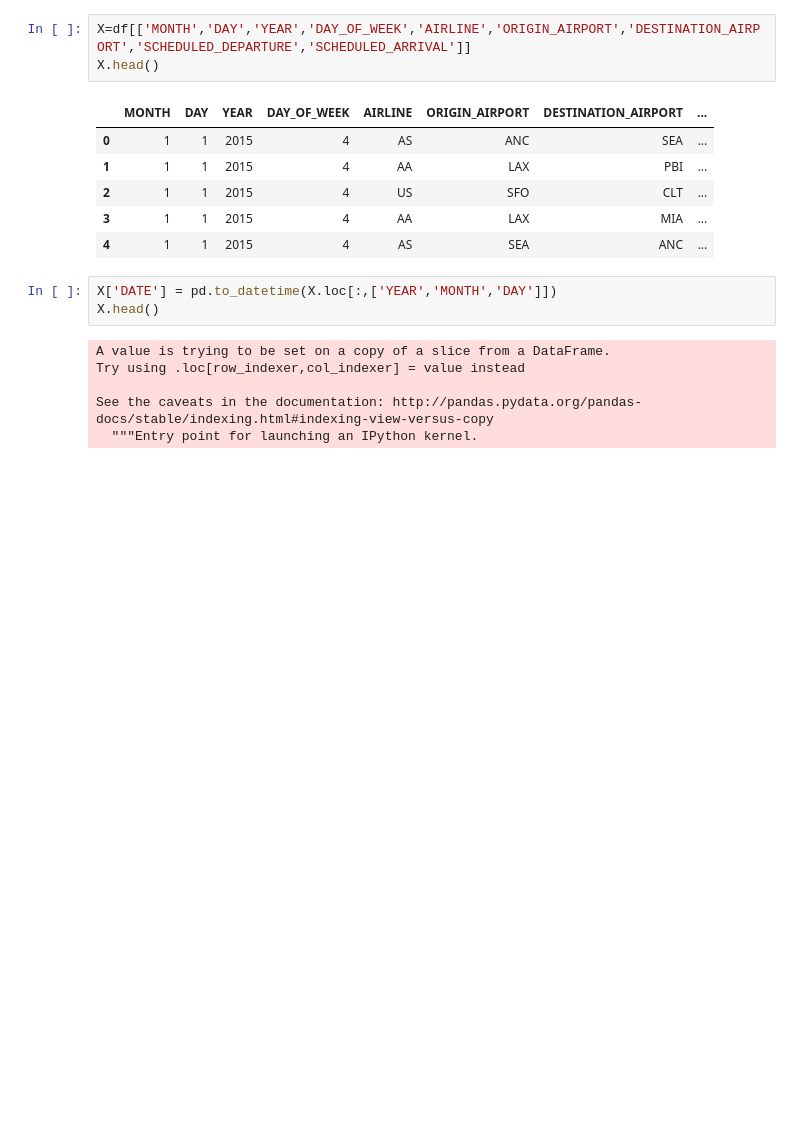
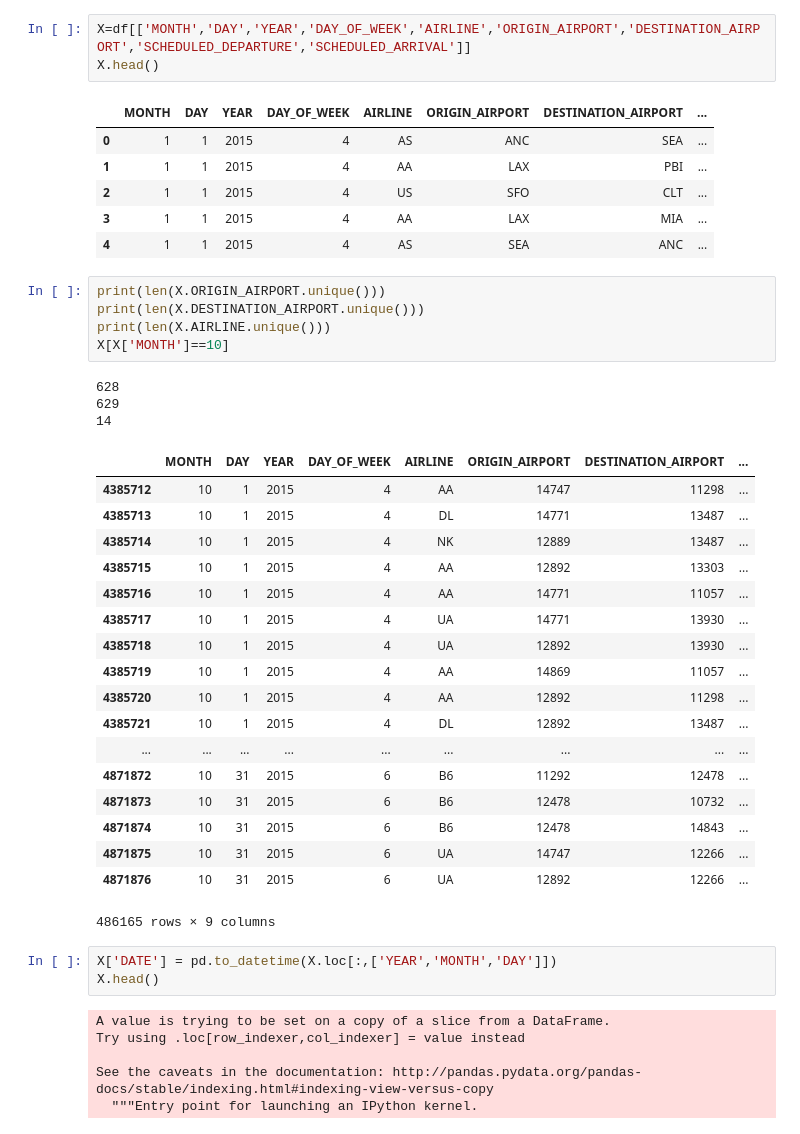
Before and after one commit to aniruddha96/Flight-delay-prediction, a Jupyter notebook: Preprocessing.ipynb, the cells around one changed output. Cells and saved outputs as stored; diff of their text form; blank space fills up the shorter version.

```diff
--- a/Preprocessing.ipynb
+++ b/Preprocessing.ipynb
@@ -19,6 +19,33 @@ X.head()
 | 2 | 1 | 1 | 2015 | 4 | US | SFO | CLT | ... |
 | 3 | 1 | 1 | 2015 | 4 | AA | LAX | MIA | ... |
 | 4 | 1 | 1 | 2015 | 4 | AS | SEA | ANC | ... |
+# %%
+print(len(X.ORIGIN_AIRPORT.unique()))
+print(len(X.DESTINATION_AIRPORT.unique()))
+print(len(X.AIRLINE.unique()))
+X[X['MONTH']==10]
+# %% [output]
+628
+629
+14
+|  | MONTH | DAY | YEAR | DAY_OF_WEEK | AIRLINE | ORIGIN_AIRPORT | DESTINATION_AIRPORT | ... |
+| 4385712 | 10 | 1 | 2015 | 4 | AA | 14747 | 11298 | ... |
+| 4385713 | 10 | 1 | 2015 | 4 | DL | 14771 | 13487 | ... |
+| 4385714 | 10 | 1 | 2015 | 4 | NK | 12889 | 13487 | ... |
+| 4385715 | 10 | 1 | 2015 | 4 | AA | 12892 | 13303 | ... |
+| 4385716 | 10 | 1 | 2015 | 4 | AA | 14771 | 11057 | ... |
+| 4385717 | 10 | 1 | 2015 | 4 | UA | 14771 | 13930 | ... |
+| 4385718 | 10 | 1 | 2015 | 4 | UA | 12892 | 13930 | ... |
+| 4385719 | 10 | 1 | 2015 | 4 | AA | 14869 | 11057 | ... |
+| 4385720 | 10 | 1 | 2015 | 4 | AA | 12892 | 11298 | ... |
+| 4385721 | 10 | 1 | 2015 | 4 | DL | 12892 | 13487 | ... |
+| ... | ... | ... | ... | ... | ... | ... | ... | ... |
+| 4871872 | 10 | 31 | 2015 | 6 | B6 | 11292 | 12478 | ... |
+| 4871873 | 10 | 31 | 2015 | 6 | B6 | 12478 | 10732 | ... |
+| 4871874 | 10 | 31 | 2015 | 6 | B6 | 12478 | 14843 | ... |
+| 4871875 | 10 | 31 | 2015 | 6 | UA | 14747 | 12266 | ... |
+| 4871876 | 10 | 31 | 2015 | 6 | UA | 12892 | 12266 | ... |
+486165 rows × 9 columns
 # %%
 X['DATE'] = pd.to_datetime(X.loc[:,['YEAR','MONTH','DAY']])
 X.head()
```
Also changed, not shown: parts of 15 cells of this notebook, 6 other files.
